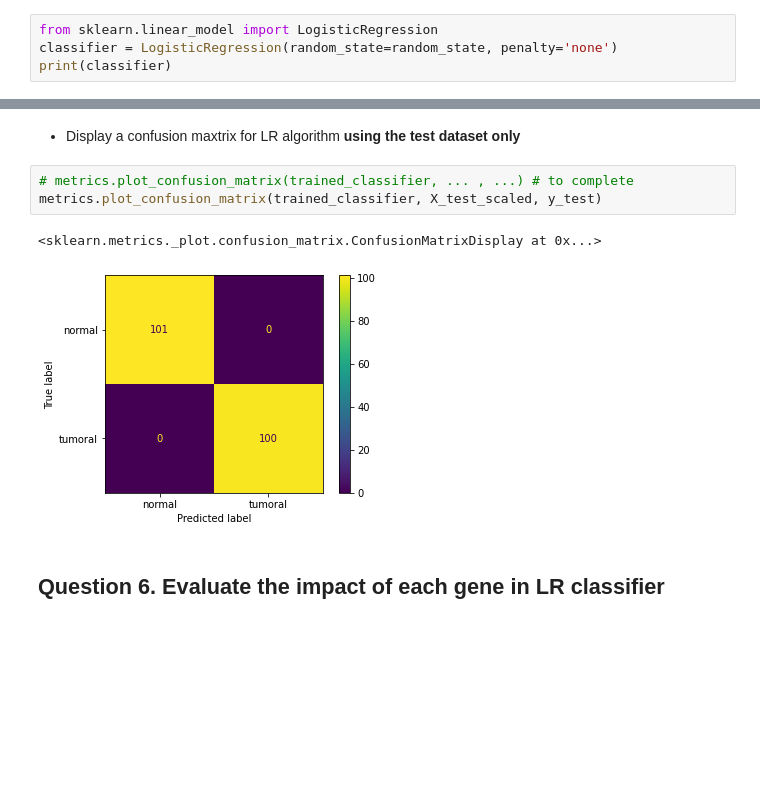
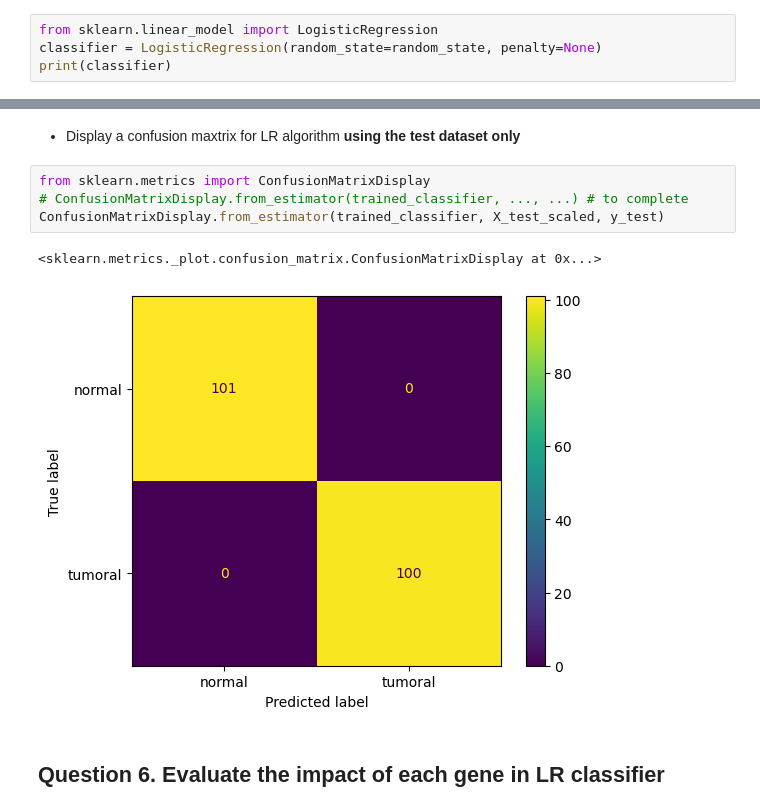
Before and after one commit to epimed/ai4omics-practical-session, a Jupyter notebook: notebook/task2_solution.ipynb, the cells around one changed output, grey strips where cells are left out. Saved outputs shown, nothing was run; the diff lists cells and outputs as text; blank space fills up the shorter version.

```diff
--- a/notebook/task2_solution.ipynb
+++ b/notebook/task2_solution.ipynb
@@ -144,6 +162,6 @@ Logistic regression uses an analytical function, called *logistic function* or *
 - Create a Logistic Regression classifier
 # %%
 from sklearn.linear_model import LogisticRegression
-classifier = LogisticRegression(random_state=random_state, penalty='none')
+classifier = LogisticRegression(random_state=random_state, penalty=None)
 print(classifier)
 # %% [output]
@@ -162,11 +180,12 @@ A *confusion matrix* is a table that allows visualisation of the performance of
 # %% [markdown]
 - Display a confusion maxtrix for LR algorithm **using the test dataset only**
 # %%
-# metrics.plot_confusion_matrix(trained_classifier, ... , ...) # to complete
-metrics.plot_confusion_matrix(trained_classifier, X_test_scaled, y_test)
+from sklearn.metrics import ConfusionMatrixDisplay
+# ConfusionMatrixDisplay.from_estimator(trained_classifier, ..., ...) # to complete
+ConfusionMatrixDisplay.from_estimator(trained_classifier, X_test_scaled, y_test)
 # %% [output]
 <sklearn.metrics._plot.confusion_matrix.ConfusionMatrixDisplay at 0x...>
-[figure, old version]
+[figure, new version]
 # %% [markdown]
 ## Question 6. Evaluate the impact of each gene in LR classifier
 # %% [markdown]
```
Also changed, not shown: parts of 5 cells of this notebook, 7 other files.
